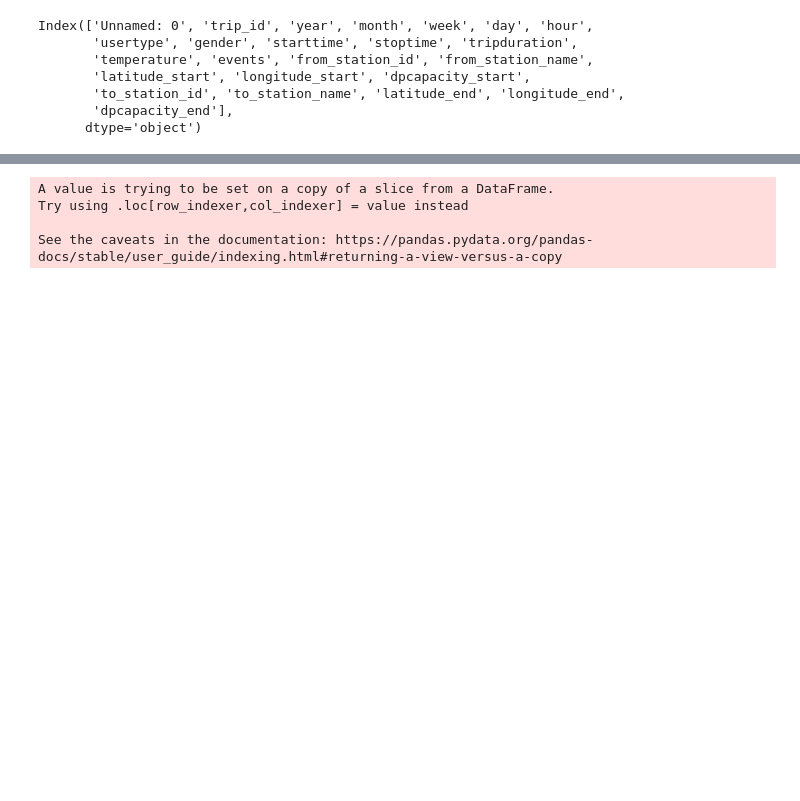
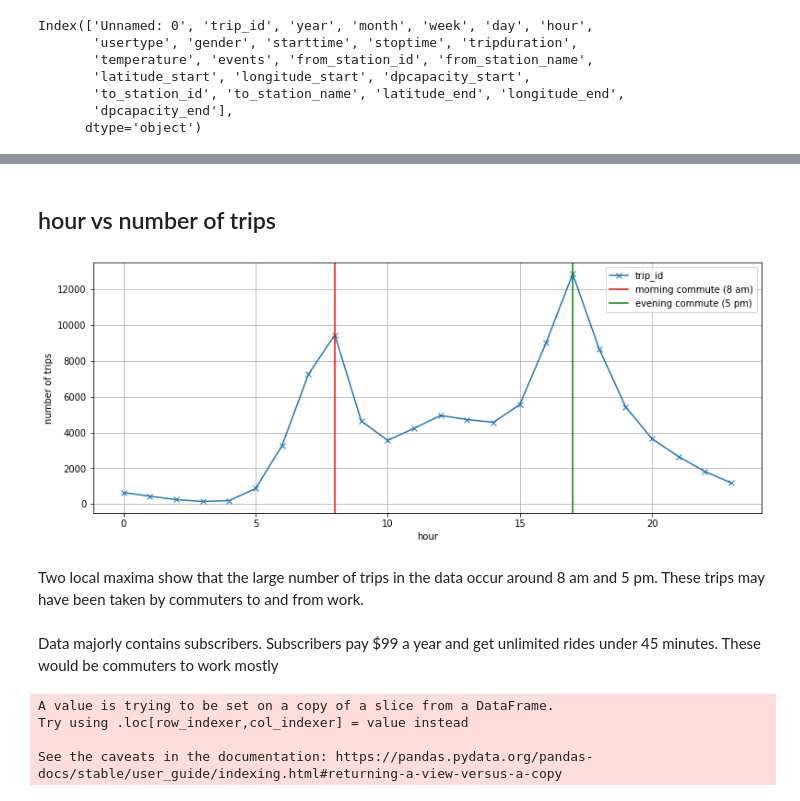
Before and after one commit to c-perumalla/cbs_challenge, a Jupyter notebook: cbs_challenge/notebooks/Exploration.ipynb, the cells around one changed output, grey strips where cells are left out. Cells and saved outputs as stored; diff of their text form; code cells hidden in the pictures; blank space fills up the shorter version.

```diff
--- a/cbs_challenge/notebooks/Exploration.ipynb
+++ b/cbs_challenge/notebooks/Exploration.ipynb
@@ -19 +28,20 @@ Index(['Unnamed: 0', 'trip_id', 'year', 'month', 'week', 'day', 'hour',
+# %% [markdown]
+## hour vs number of trips
+# %%
+hour_df = df.groupby('hour').aggregate({'trip_id': pandas.Series.nunique})
+f, ax = plt.subplots(figsize=(13, 5))
+hour_df.plot(ax=ax, marker='x')
+plt.ylabel('number of trips')
+plt.axvline(8, label='morning commute (8 am)', color='r')
+plt.axvline(17, label='evening commute (5 pm)', color='g')
+plt.legend()
+plt.grid()
+plt.show()
+# %% [output]
+[figure, added]
+# %% [markdown]
+Two local maxima show that the large number of trips in the data occur around 8 am and 5 pm. These trips may have been taken by commuters to and from work.
+# %% [markdown]
+Data majorly contains subscribers.
+Subscribers pay $99 a year and get unlimited rides under 45 minutes. These would be commuters to work mostly
 # %%
```
Also changed, not shown: parts of 29 cells of this notebook.
